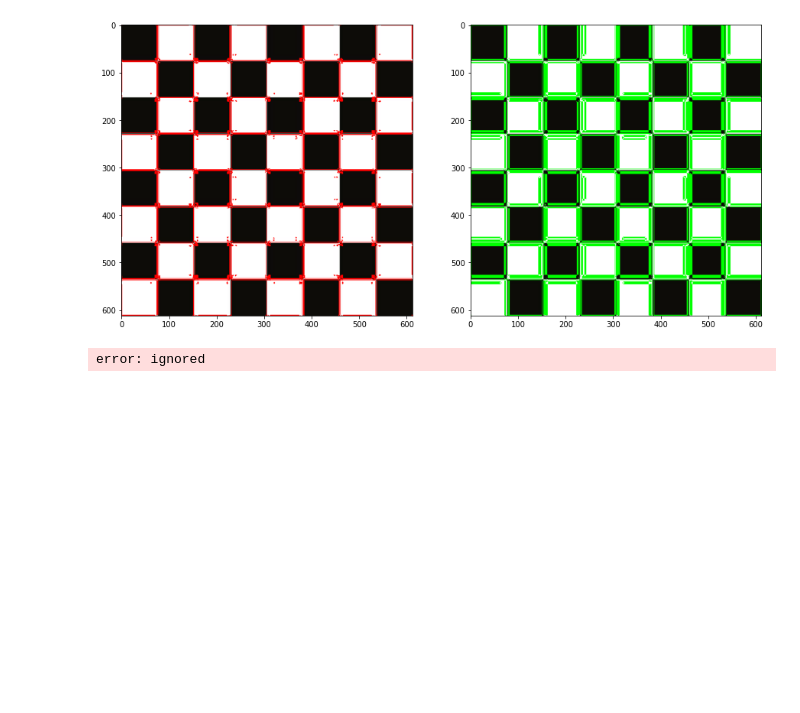
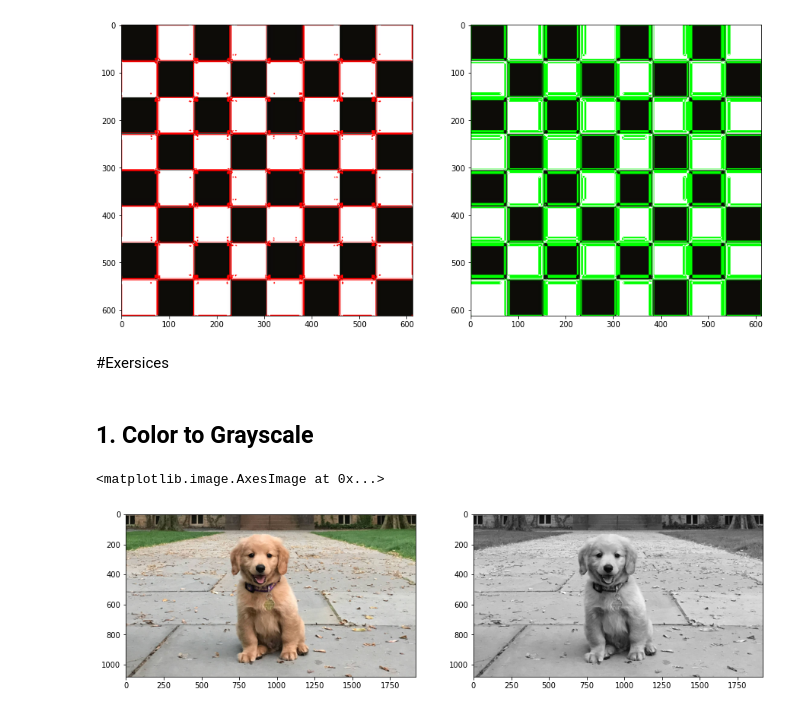
Before and after one commit to armandoBringas/computer-vision-course, a Jupyter notebook: 7_harris_edge_corner_detection.ipynb, the cells around one changed output. Cells and saved outputs as stored; diff of their text form; code cells hidden in the pictures; blank space fills up the shorter version.

```diff
--- a/7_harris_edge_corner_detection.ipynb
+++ b/7_harris_edge_corner_detection.ipynb
@@ -115,15 +115,20 @@ plt.imshow(img_copy_for_edges, cmap="gray")
 # %% [output]
 <matplotlib.image.AxesImage at 0x...>
 [figure]
+# %% [markdown]
+#Exersices
+# %% [markdown]
+## 1. Color to Grayscale <a class="anchor" id="grayscale" ></a>
 # %%
-img = cv2.imread('data/chessboard.jpg')
-img_color = cv2.cvtColor(img, cv2.COLOR_BGR2RGB)
-img_gray = cv2.cvtColor(img, cv2.COLOR_BGR2GRAY)
+img2 = cv2.imread('data/dog.jpg')
+img_color2 = cv2.cvtColor(img, cv2.COLOR_BGR2RGB)
+img_gray2 = cv2.cvtColor(img, cv2.COLOR_BGR2GRAY)
 
 plt.figure(figsize=(15, 8))
 plt.subplot(1, 2, 1)
-plt.imshow(img_color)
+plt.imshow(img_color2)
 plt.subplot(1, 2, 2)
-plt.imshow(img_gray, cmap="gray")
+plt.imshow(img_gray2, cmap="gray")
 # %% [output]
-error: ignored
+<matplotlib.image.AxesImage at 0x...>
+[figure, added]
```
Also changed, not shown: parts of 12 cells of this notebook.
